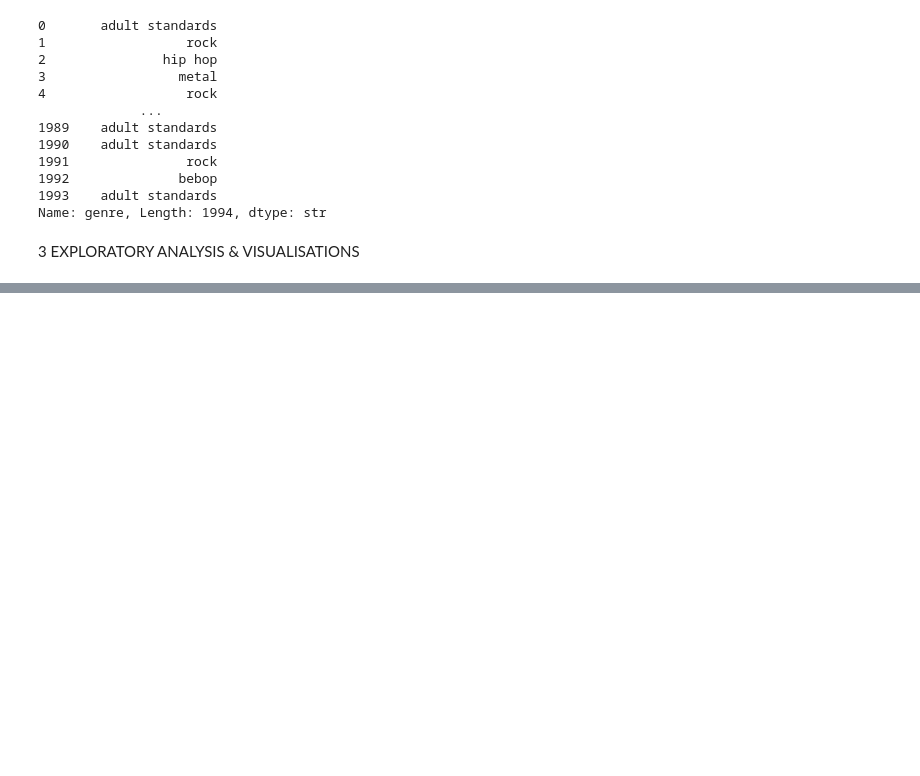
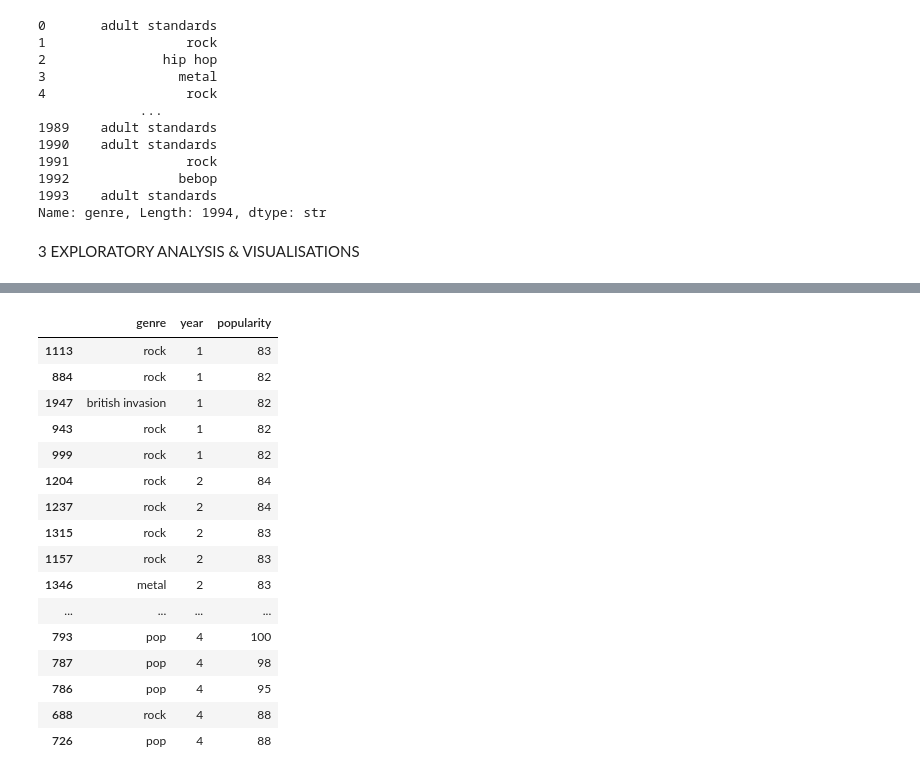
Before and after one commit to Rupesh-AI404/Machine_Learning, a Jupyter notebook: Linear Regression/Spotify_popularity_prediction.ipynb, the cells around one changed output, grey strips where cells are left out. Cells and saved outputs as stored; diff of their text form; code cells hidden in the pictures; blank space fills up the shorter version.

```diff
--- a/Linear Regression/Spotify_popularity_prediction.ipynb
+++ b/Linear Regression/Spotify_popularity_prediction.ipynb
@@ -209,0 +295,54 @@ Name: genre, Length: 1994, dtype: str
+# %%
+def year_block(year_no):
+    block = spotify_df.loc[spotify_df['year'] == year_no]
+    return block[['genre', 'year', 'popularity']].sort_values('popularity', ascending=False)
+
+def genre_count(block_df):
+    return block_df['genre'].value_counts().head()
+
+def create_pie_chart(year_block_num, title):
+    year_block_data = year_block(year_block_num)
+    genre_counts = genre_count(year_block_data)
+
+    if genre_counts.empty:
+        print(f"Error: No data found for Year Block {year_block_num}")
+        return
+
+    fig = go.Figure(
+        data=[go.Pie(
+            labels=genre_counts.index,
+            values=genre_counts.values,
+            pull=[0.1] + [0] * (len(genre_counts)-1)
+        )]
+    )
+    fig.update_layout(title_text=title)
+    fig.show()
+# %%
+ # Create year blocks:
+year_block_1 = year_block(1)
+year_block_2 = year_block(2)
+year_block_3 = year_block(3)
+year_block_4 = year_block(4)
+
+# Joining the year_block heads for top genre count:
+frames = [year_block_1.head(), year_block_2.head(), year_block_3.head(), year_block_4.head()]
+top_genre_df = pd.concat(frames)
+top_genre_df
+# %% [output]
+|  | genre | year | popularity |
+| 1113 | rock | 1 | 83 |
+| 884 | rock | 1 | 82 |
+| 1947 | british invasion | 1 | 82 |
+| 943 | rock | 1 | 82 |
+| 999 | rock | 1 | 82 |
+| 1204 | rock | 2 | 84 |
+| 1237 | rock | 2 | 84 |
+| 1315 | rock | 2 | 83 |
+| 1157 | rock | 2 | 83 |
+| 1346 | metal | 2 | 83 |
+| ... | ... | ... | ... |
+| 793 | pop | 4 | 100 |
+| 787 | pop | 4 | 98 |
+| 786 | pop | 4 | 95 |
+| 688 | rock | 4 | 88 |
+| 726 | pop | 4 | 88 |
```
Also changed, not shown: parts of 10 cells of this notebook.
